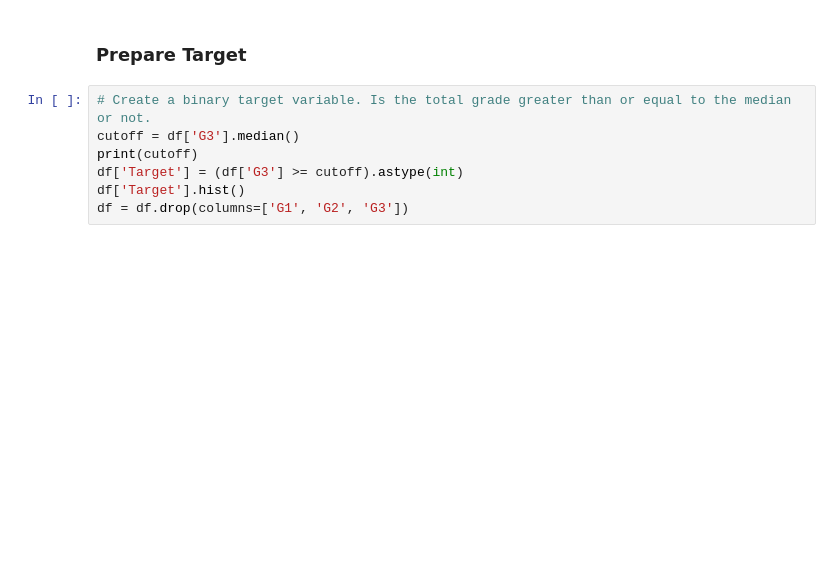
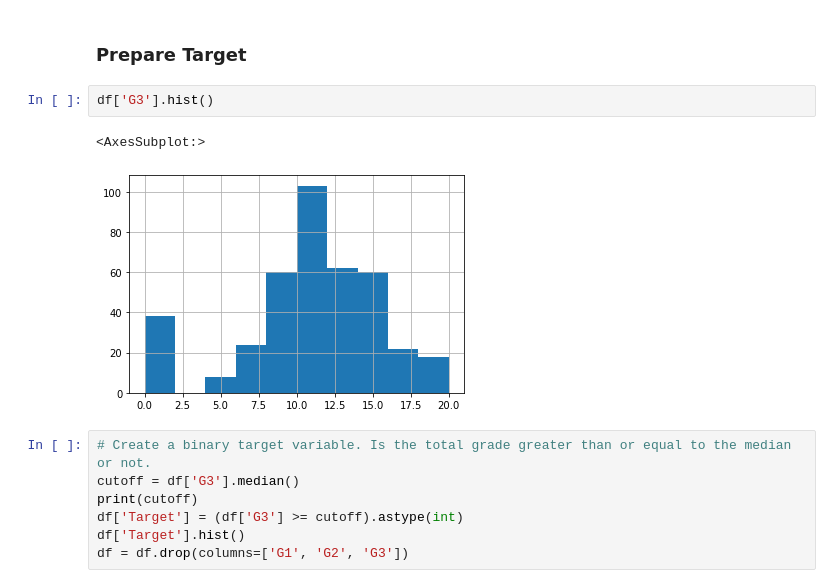
Before and after one commit to Amitparikh1/COMP-562-FinalProject, a Jupyter notebook: Final Project.ipynb, the cells around one changed output. Drawn from its saved outputs; the diff is of its cells as text; blank space fills up the shorter version.

```diff
--- a/Final Project.ipynb
+++ b/Final Project.ipynb
@@ -33,6 +33,11 @@ df.head()
 5 rows × 33 columns
 # %% [markdown]
 ### Prepare Target
+# %%
+df['G3'].hist()
+# %% [output]
+<AxesSubplot:>
+[figure, added]
 # %%
 # Create a binary target variable. Is the total grade greater than or equal to the median or not.
 cutoff = df['G3'].median()
```
Also changed, not shown: parts of 19 cells of this notebook.
